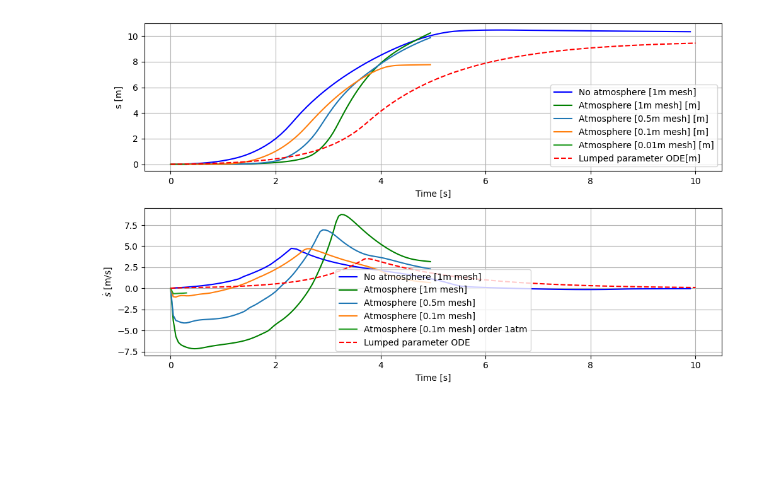
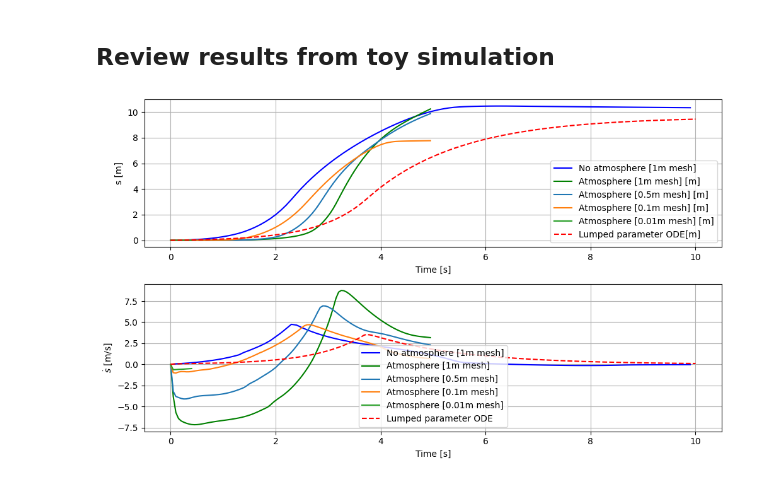
Before and after one commit to paxtonsc/volcano-sims, a Jupyter notebook: notebooks/2025.07.21.infrasound.ipynb, the cells around one changed output. Saved outputs shown, nothing was run; the diff lists cells and outputs as text; code cells hidden in the pictures; blank space fills up the shorter version.

```diff
--- a/notebooks/2025.07.21.infrasound.ipynb
+++ b/notebooks/2025.07.21.infrasound.ipynb
@@ -103,41 +124,43 @@ file_name = "order1_atm_01m"
 folder_name = "simple_conduit_1D_atmosphere_linear_IC"
 solver_func = get_local_solver_from_index_func(folder_name, file_name)
 t_quail_order1_01m, p_quail_order1_01m, slip_quail_order1_01m, u_quail_order1_01m, _ = get_quantities_at_conduit_exit(
-    solver_func, iterations=7, compute_temp=True, conduit_index=-1
+    solver_func, iterations=9, compute_temp=True, conduit_index=-1
 )
+# %% [markdown]
+## Review results from toy simulation
 # %%
 # Plot results
 plt.figure(figsize=(10, 6))
 
 plt.subplot(2, 1, 1)
 plt.plot(t_quail, slip_quail, "b-", label="No atmosphere [1m mesh]")
 plt.plot(t_quail_w_atm, slip_quail_w_atm, "g-", label="Atmosphere [1m mesh] [m]")
 plt.plot(t_quail_w_atm_1, slip_quail_w_atm_1, label="Atmosphere [0.5m mesh] [m]")
 plt.plot(t_quail_w_atm_2, slip_quail_w_atm_2, label="Atmosphere [0.1m mesh] [m]")
 plt.plot(t_quail_order1_01m, slip_quail_order1_01m, label="Atmosphere [0.01m mesh] [m]")
 plt.plot(t_analytical, slip_analytical, "r--", label="Lumped parameter ODE[m]")
 plt.xlabel("Time [s]")
 plt.ylabel("s [m]")
 plt.grid(True)
 plt.legend()
 
 plt.subplot(2, 1, 2)
 plt.plot(t_quail, u_quail, "b-", label="No atmosphere [1m mesh]")
 plt.plot(t_quail_w_atm, u_quail_w_atm, "g-", label="Atmosphere [1m mesh]")
 plt.plot(t_quail_w_atm_1, u_quail_w_atm_1, label="Atmosphere [0.5m mesh]")
 plt.plot(t_quail_w_atm_2, u_quail_w_atm_2, label="Atmosphere [0.1m mesh]")
-plt.plot(t_quail_order1_01m, u_quail_order1_01m, label="Atmosphere [0.1m mesh] order 1atm")
+plt.plot(t_quail_order1_01m, u_quail_order1_01m, label="Atmosphere [0.01m mesh]")
 plt.plot(t_analytical, u_analytical, "r--", label="Lumped parameter ODE")
 plt.xlabel("Time [s]")
 plt.ylabel(r"$\dot{s}$ [m/s]")
 plt.grid(True)
 plt.legend()
 
 plt.savefig(f"{BASE_PATH}/volcano_sims/notebooks/charts/lumped_parameter_model.png")
 plt.tight_layout()
 plt.show()
 # %% [output]
-[figure, old version]
+[figure, new version]
 # %% [markdown]
 ## Review full simulation of high spatial fidelity simulation of melt + atmosphere
 
```
Also changed, not shown: parts of 28 cells of this notebook, 12 other files.
